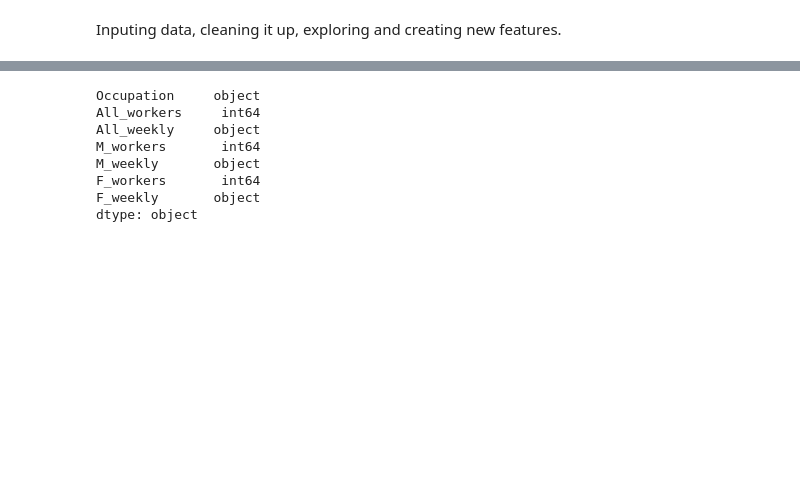
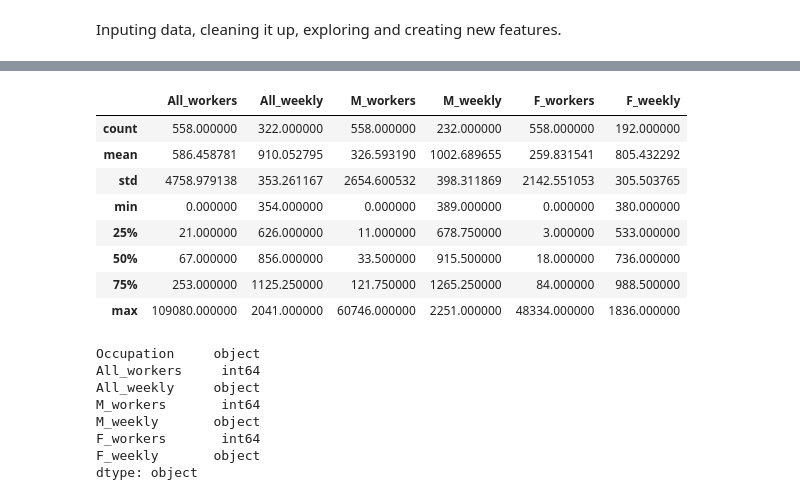
Before and after one commit to Schmidt8181/CapstoneProject, a Jupyter notebook: CapstoneProject.ipynb, the cells around one changed output, grey strips where cells are left out. Drawn from its saved outputs; the diff is of its cells as text; code cells hidden in the pictures; blank space fills up the shorter version.

```diff
--- a/CapstoneProject.ipynb
+++ b/CapstoneProject.ipynb
@@ -31,3 +42,15 @@ genderwage.head()
+# %%
+genderwage.describe()
+# %% [output]
+|  | All_workers | All_weekly | M_workers | M_weekly | F_workers | F_weekly |
+| count | 558.000000 | 322.000000 | 558.000000 | 232.000000 | 558.000000 | 192.000000 |
+| mean | 586.458781 | 910.052795 | 326.593190 | 1002.689655 | 259.831541 | 805.432292 |
+| std | 4758.979138 | 353.261167 | 2654.600532 | 398.311869 | 2142.551053 | 305.503765 |
+| min | 0.000000 | 354.000000 | 0.000000 | 389.000000 | 0.000000 | 380.000000 |
+| 25% | 21.000000 | 626.000000 | 11.000000 | 678.750000 | 3.000000 | 533.000000 |
+| 50% | 67.000000 | 856.000000 | 33.500000 | 915.500000 | 18.000000 | 736.000000 |
+| 75% | 253.000000 | 1125.250000 | 121.750000 | 1265.250000 | 84.000000 | 988.500000 |
+| max | 109080.000000 | 2041.000000 | 60746.000000 | 2251.000000 | 48334.000000 | 1836.000000 |
 # %%
 genderwage.dtypes
 # %% [output]
```
Also changed, not shown: parts of 11 cells of this notebook.
